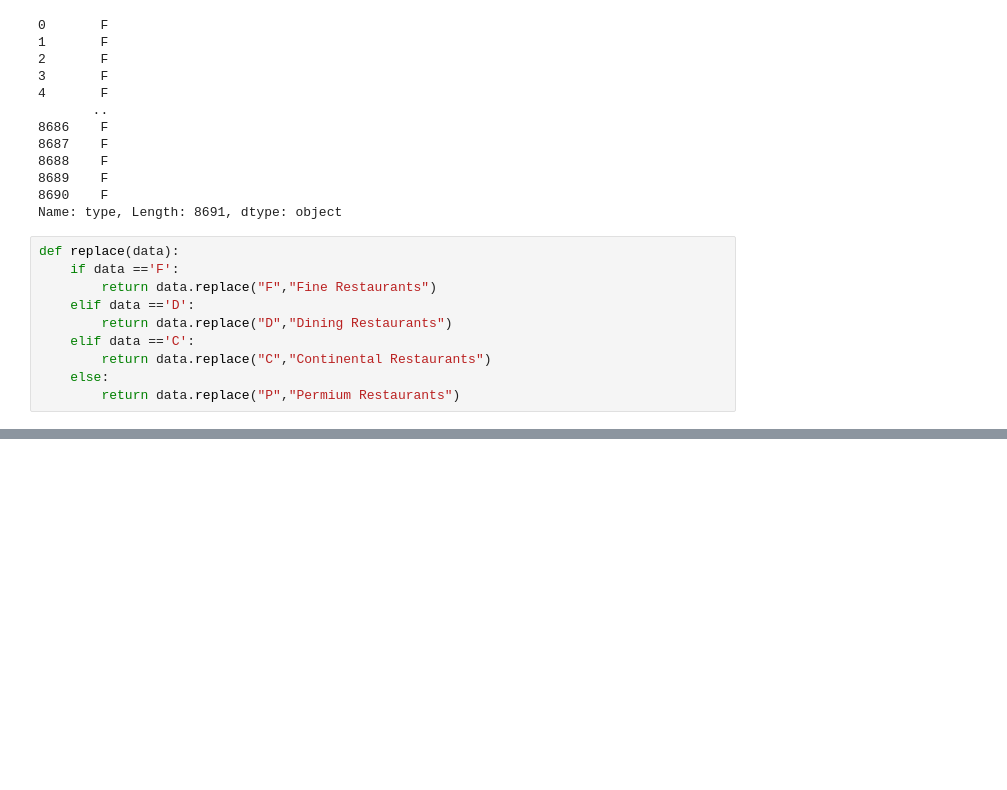
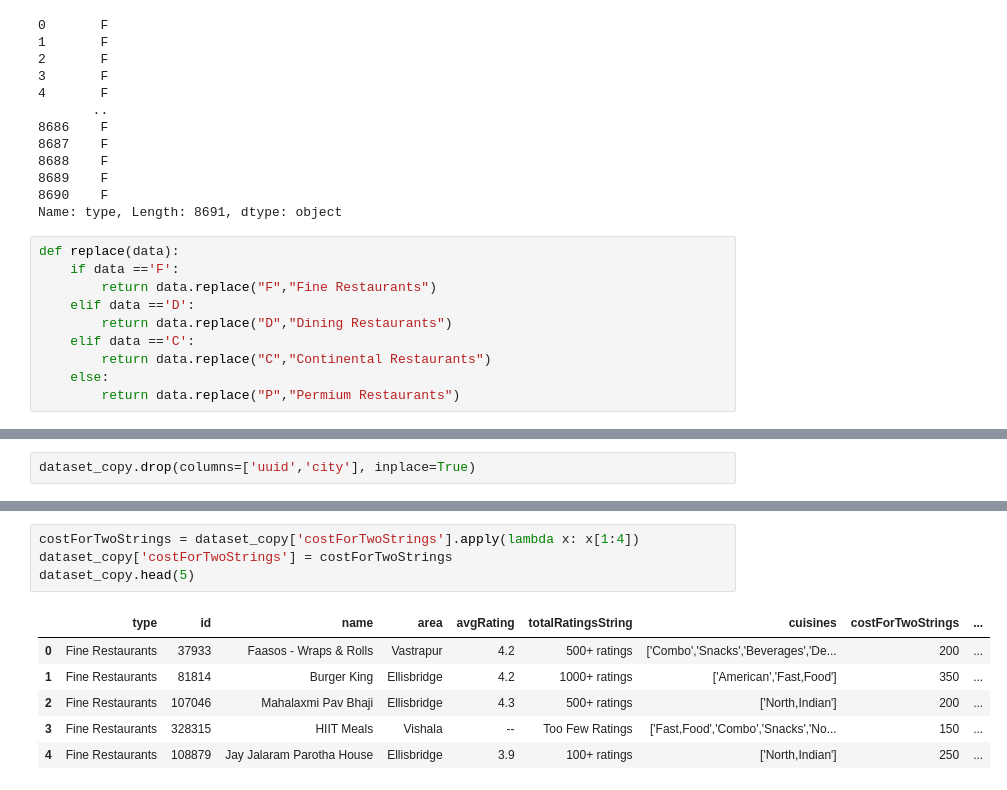
Before and after one commit to PoojaDasIndia/Data-Analysis-Projects, a Jupyter notebook: Swiggy Data Analysis Project in PowerBI/SwiggyData.ipynb, the cells around one changed output, grey strips where cells are left out. Drawn from its saved outputs; the diff is of its cells as text; blank space fills up the shorter version.

```diff
--- a/Swiggy Data Analysis Project in PowerBI/SwiggyData.ipynb
+++ b/Swiggy Data Analysis Project in PowerBI/SwiggyData.ipynb
@@ -291,0 +280,2 @@ dataset_copy
+# %%
+dataset_copy.drop(columns=['uuid','city'], inplace=True)
@@ -291,0 +298,11 @@ dataset_copy
+# %%
+costForTwoStrings = dataset_copy['costForTwoStrings'].apply(lambda x: x[1:4])
+dataset_copy['costForTwoStrings'] = costForTwoStrings
+dataset_copy.head(5)
+# %% [output]
+|  | type | id | name | area | avgRating | totalRatingsString | cuisines | costForTwoStrings | ... |
+| 0 | Fine Restaurants | 37933 | Faasos - Wraps & Rolls | Vastrapur | 4.2 | 500+ ratings | ['Combo','Snacks','Beverages','De... | 200 | ... |
+| 1 | Fine Restaurants | 81814 | Burger King | Ellisbridge | 4.2 | 1000+ ratings | ['American','Fast,Food'] | 350 | ... |
+| 2 | Fine Restaurants | 107046 | Mahalaxmi Pav Bhaji | Ellisbridge | 4.3 | 500+ ratings | ['North,Indian'] | 200 | ... |
+| 3 | Fine Restaurants | 328315 | HIIT Meals | Vishala | -- | Too Few Ratings | ['Fast,Food','Combo','Snacks','No... | 150 | ... |
+| 4 | Fine Restaurants | 108879 | Jay Jalaram Parotha House | Ellisbridge | 3.9 | 100+ ratings | ['North,Indian'] | 250 | ... |
```
Also changed, not shown: parts of 11 cells of this notebook, 1 other file.
